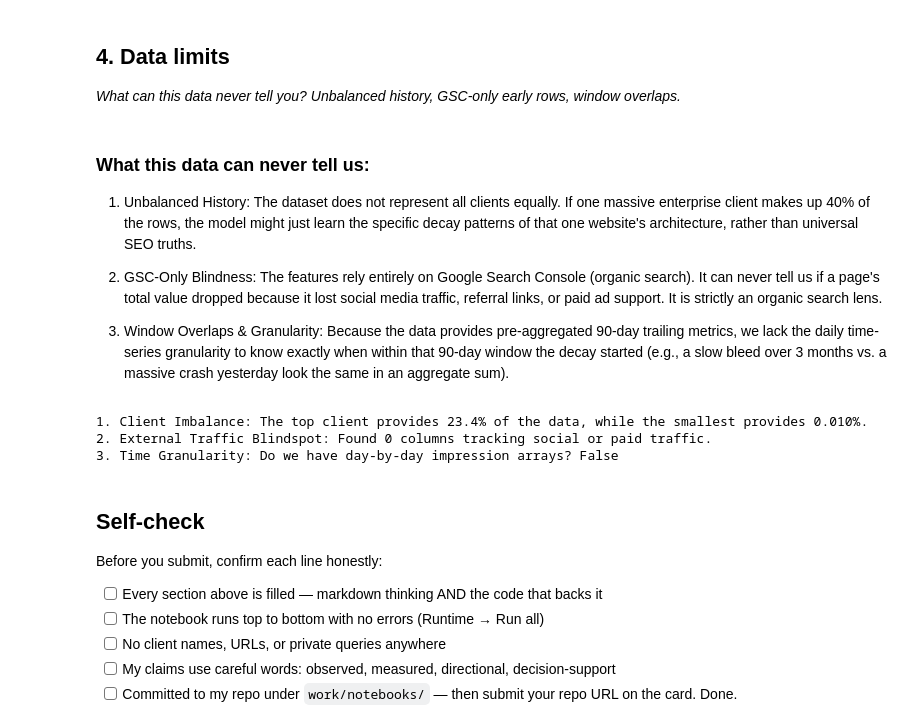
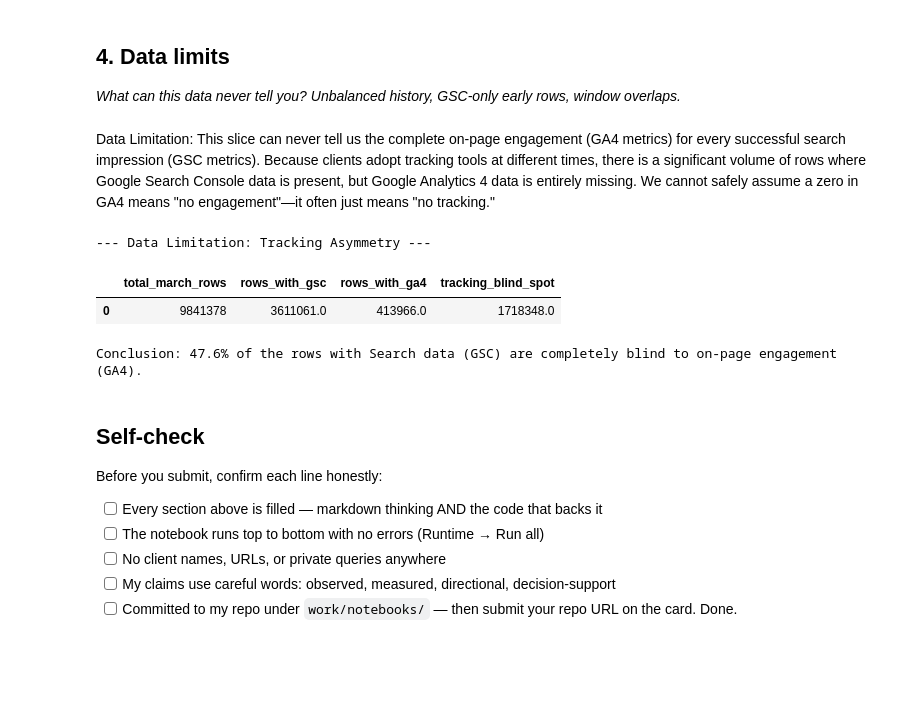
Before and after one commit to Deepr0gth/Flyrank_repo, a Jupyter notebook: work/notebooks/w03_data_contract.ipynb, the cells around one changed output. Drawn from its saved outputs; the diff is of its cells as text; code cells hidden in the pictures; blank space fills up the shorter version.

```diff
--- a/work/notebooks/w03_data_contract.ipynb
+++ b/work/notebooks/w03_data_contract.ipynb
@@ -33,0 +28,18 @@ Starter data found. You're ready.
+# %%
+import duckdb
+
+con = duckdb.connect()
+con.execute(f"CREATE OR REPLACE SECRET hf (TYPE huggingface, TOKEN '{HF_TOKEN}')")
+
+REL = 'hf://datasets/FlyRank/internship-warehouse'
+TABLES = {
+    'dim_clients':                f"read_parquet('{REL}/dim_clients.parquet')",
+    'dim_content':                f"read_parquet('{REL}/dim_content.parquet')",
+    'fact_daily':                 f"read_parquet('{REL}/fact_content_daily_performance/**/*.parquet')",
+    'fact_daily_sample':          f"read_parquet('{REL}/fact_content_daily_performance_sample.parquet')",
+    'fact_query_90d':             f"read_parquet('{REL}/fact_content_query_90d.parquet')",
+}
+
+for name, src in TABLES.items():
+    n = con.sql(f'SELECT COUNT(*) FROM {src}').fetchone()[0]
+    print(f'{name:22} {n:>12,} rows')
@@ -145,34 +203,34 @@ dtype: int64
 ## 4. Data limits
 
 *What can this data never tell you? Unbalanced history, GSC-only early rows, window overlaps.*
-# %% [markdown]
-### What this data can never tell us:
-
-1. Unbalanced History: The dataset does not represent all clients equally. If one massive enterprise client makes up 40% of the rows, the model might just learn the specific decay patterns of that one website's architecture, rather than universal SEO truths.
-
-2. GSC-Only Blindness: The features rely entirely on Google Search Console (organic search). It can never tell us if a page's total value dropped because it lost social media traffic, referral links, or paid ad support. It is strictly an organic search lens.
-
-3. Window Overlaps & Granularity: Because the data provides pre-aggregated 90-day trailing metrics, we lack the daily time-series granularity to know exactly when within that 90-day window the decay started (e.g., a slow bleed over 3 months vs. a massive crash yesterday look the same in an aggregate sum).
-# %%
-# This cell is for CODE (numbers, a query, a check).
-# Write your text answer in the cell ABOVE this one — typing sentences here breaks Run All.
-
-client_distribution = df['client_id'].value_counts(normalize=True) * 100
-top_client_pct = client_distribution.iloc[0]
-bottom_client_pct = client_distribution.iloc[-1]
-
-print(f"1. Client Imbalance: The top client provides {top_client_pct:.1f}% of the data, while the smallest provides {bottom_client_pct:.3f}%.")
-
-all_cols = df.columns.tolist()
-social_paid_cols = [col for col in all_cols if 'social' in col.lower() or 'paid' in col.lower()]
-
-print(f"2. External Traffic Blindspot: Found {len(social_paid_cols)} columns tracking social or paid traffic.")
-
-print(f"3. Time Granularity: Do we have day-by-day impression arrays? {'impressions_daily' in all_cols}")
-# %% [output]
-1. Client Imbalance: The top client provides 23.4% of the data, while the smallest provides 0.010%.
-2. External Traffic Blindspot: Found 0 columns tracking social or paid traffic.
-3. Time Granularity: Do we have day-by-day impression arrays? False
+# %% [markdown]
+Data Limitation: This slice can never tell us the complete on-page engagement (GA4 metrics) for every successful search impression (GSC metrics). Because clients adopt tracking tools at different times, there is a significant volume of rows where Google Search Console data is present, but Google Analytics 4 data is entirely missing. We cannot safely assume a zero in GA4 means "no engagement"—it often just means "no tracking."
+# %%
+# This cell is for CODE (numbers, a query, a check).
+# Write your text answer in the cell ABOVE this one — typing sentences here breaks Run All.
+
+limitation_check = con.sql(f"""
+    SELECT
+        COUNT(*) AS total_march_rows,
+        SUM(CASE WHEN gsc_data_available IS TRUE THEN 1 ELSE 0 END) AS rows_with_gsc,
+        SUM(CASE WHEN ga4_data_available IS TRUE THEN 1 ELSE 0 END) AS rows_with_ga4,
+        SUM(CASE WHEN gsc_data_available IS TRUE AND ga4_data_available IS FALSE THEN 1 ELSE 0 END) AS tracking_blind_spot
+    FROM {TABLES['fact_daily']}
+    WHERE report_date >= '2026-03-01' AND report_date < '2026-04-01'
+""").df()
+
+gsc_count = limitation_check['rows_with_gsc'][0]
+blind_spot_count = limitation_check['tracking_blind_spot'][0]
+drop_off_pct = (blind_spot_count / gsc_count) * 100 if gsc_count > 0 else 0
+
+print(f"--- Data Limitation: Tracking Asymmetry ---")
+display(limitation_check)
+print(f"\nConclusion: {drop_off_pct:.1f}% of the rows with Search data (GSC) are completely blind to on-page engagement (GA4).")
+# %% [output]
+--- Data Limitation: Tracking Asymmetry ---
+|  | total_march_rows | rows_with_gsc | rows_with_ga4 | tracking_blind_spot |
+| 0 | 9841378 | 3611061.0 | 413966.0 | 1718348.0 |
+Conclusion: 47.6% of the rows with Search data (GSC) are completely blind to on-page engagement (GA4).
 # %% [markdown]
 ## Self-check
 
```
Also changed, not shown: parts of 19 cells of this notebook.
